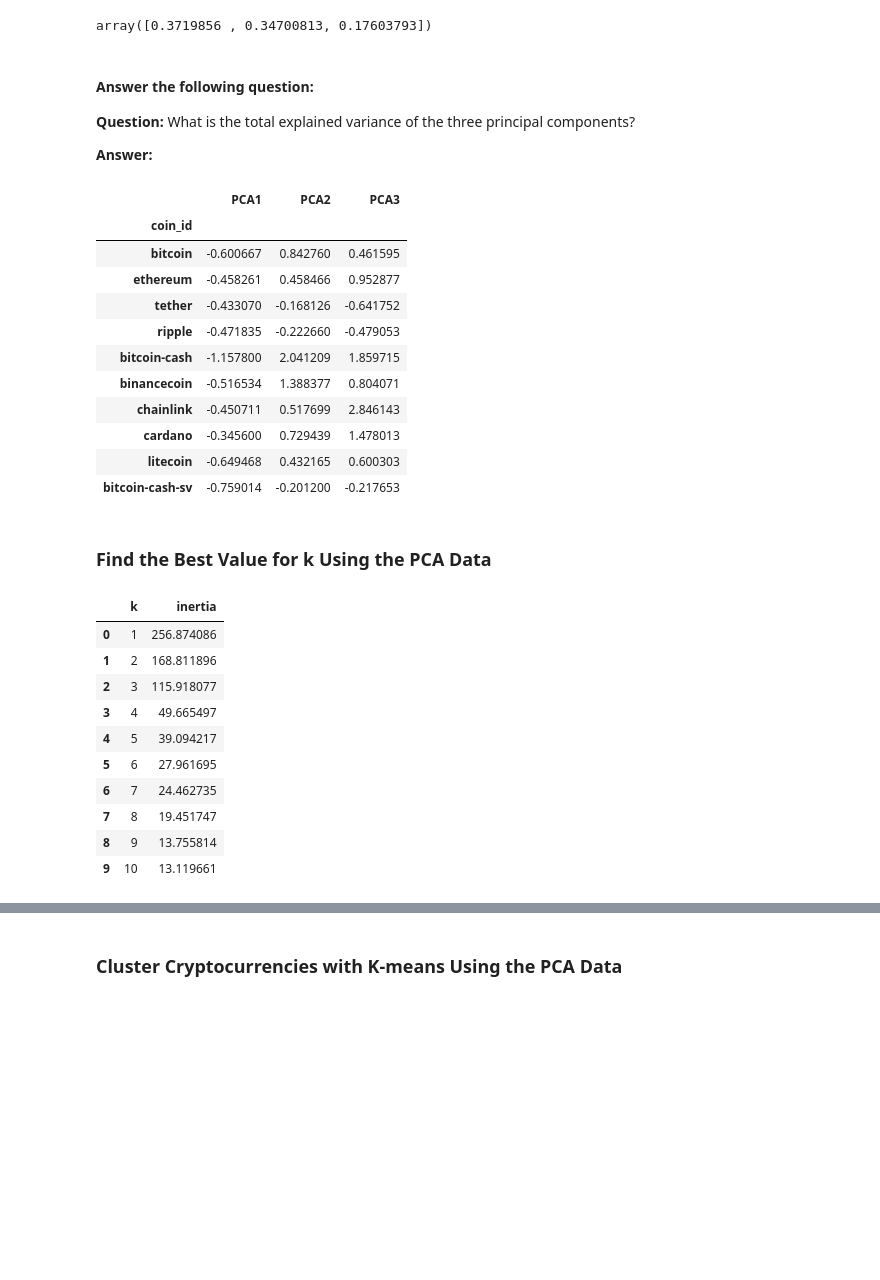
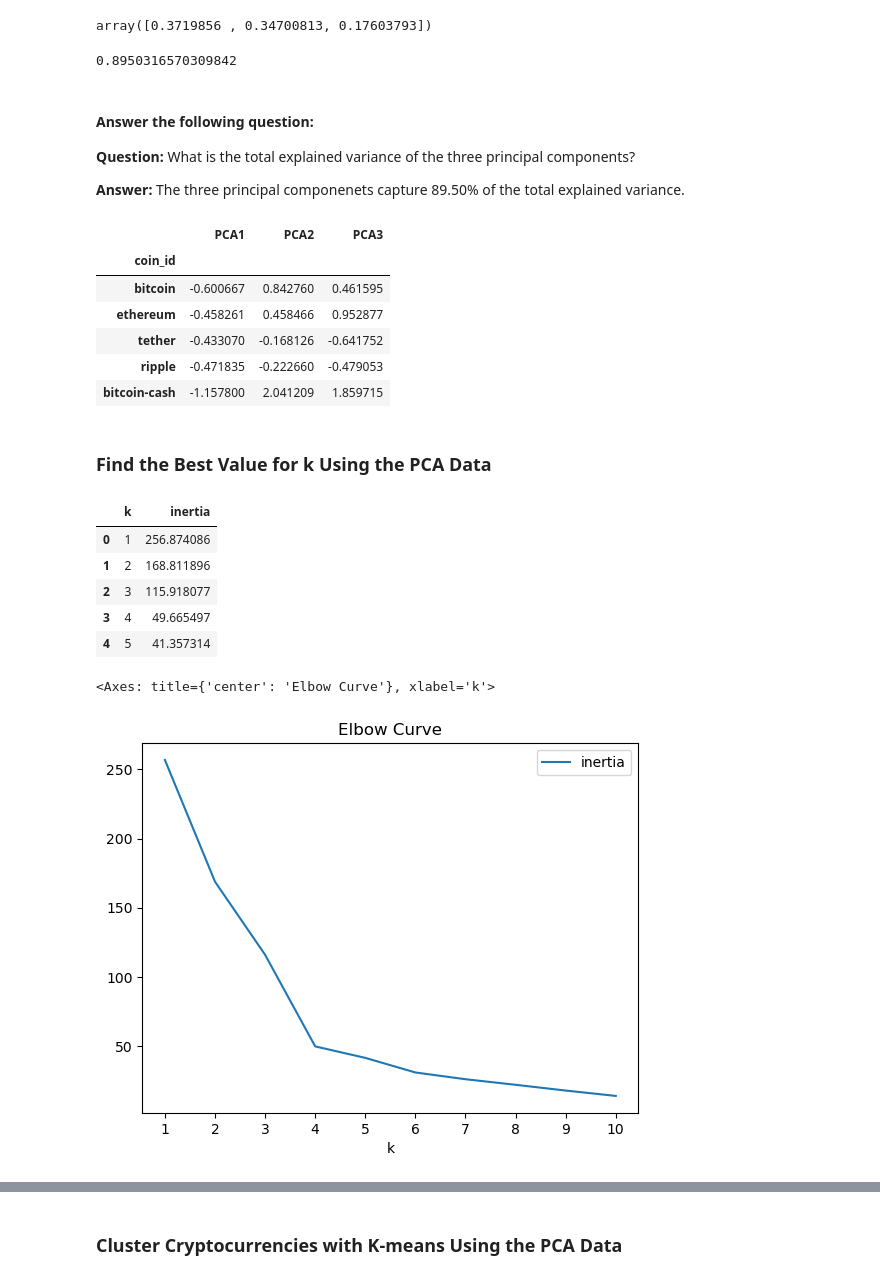
Before and after one commit to Kaidon04/CryptoClustering, a Jupyter notebook: Crypto_Clustering.ipynb, the cells around one changed output, grey strips where cells are left out. Cells and saved outputs as stored; diff of their text form; code cells hidden in the pictures; blank space fills up the shorter version.

```diff
--- a/Crypto_Clustering.ipynb
+++ b/Crypto_Clustering.ipynb
@@ -170,11 +170,13 @@ market_scaled_data_df_copy.plot.scatter(
 ### Optimize Clusters with Principal Component Analysis.
 # %%
 # Create a PCA model instance and set `n_components=3`.
+pca = PCA(n_components=3)
 # %%
 # Use the PCA model with `fit_transform` on the original scaled DataFrame to reduce to three principal components.
-
+market_data_pca = pca.fit_transform(market_scaled_data_df)
 
 # View the first five rows of the DataFrame.
+market_data_pca[:5]
 # %% [output]
 array([[-0.60066733,  0.84276006,  0.46159457],
        [-0.45826071,  0.45846566,  0.95287678],
@@ -186,45 +189,50 @@ array([[-0.60066733,  0.84276006,  0.46159457],
 # %% [output]
 array([0.3719856 , 0.34700813, 0.17603793])
+# %%
+#get the total sum for the following question.
+pca.explained_variance_ratio_.sum()
+# %% [output]
+0.8950316570309842
 # %% [markdown]
 #### Answer the following question:
 
 **Question:** What is the total explained variance of the three principal components?
 
-**Answer:**
+**Answer:** The three principal componenets capture 89.50% of the total explained variance.
 # %%
 # Create a new DataFrame with the PCA data.
 # Note: The code for this step is provided for you
 
 # Creating a DataFrame with the PCA data
-
+market_pca_df = pd.DataFrame(
+    market_data_pca,
+    columns=["PCA1", "PCA2", "PCA3"]
+)
 
 # Copy the crypto names from the original data
-
+market_pca_df.index = market_data_df.index
 
 # Set the coinid column as index
 
 
 # Display sample data
+market_pca_df.head()
 # %% [output]
 |  | PCA1 | PCA2 | PCA3 |
 | coin_id |  |  |  |
 | bitcoin | -0.600667 | 0.842760 | 0.461595 |
 | ethereum | -0.458261 | 0.458466 | 0.952877 |
 | tether | -0.433070 | -0.168126 | -0.641752 |
 | ripple | -0.471835 | -0.222660 | -0.479053 |
 | bitcoin-cash | -1.157800 | 2.041209 | 1.859715 |
-| binancecoin | -0.516534 | 1.388377 | 0.804071 |
-| chainlink | -0.450711 | 0.517699 | 2.846143 |
-| cardano | -0.345600 | 0.729439 | 1.478013 |
-| litecoin | -0.649468 | 0.432165 | 0.600303 |
-| bitcoin-cash-sv | -0.759014 | -0.201200 | -0.217653 |
 # %% [markdown]
 ### Find the Best Value for k Using the PCA Data
 # %%
 # Create a list with the number of k-values to try
 # Use a range from 1 to 11
 
-
+inertia_pca = []
+k_pca = list(range(1, 11))
 # Create an empty list to store the inertia values
 
 
@@ -233,30 +241,38 @@ array([0.3719856 , 0.34700813, 0.17603793])
 # 1. Create a KMeans model using the loop counter for the n_clusters
 # 2. Fit the model to the data using PCA DataFrame.
 # 3. Append the model.inertia_ to the inertia list
-
+for i in k_pca:
+    k_model = KMeans(n_clusters=i, n_init='auto', random_state=0)
+    k_model.fit(market_pca_df)
+    inertia_pca.append(k_model.inertia_)
 
 # Create a dictionary with the data to plot the Elbow curve
-
+elbow_data_pca = {"k": k_pca, "inertia": inertia_pca}
 
 # Create a DataFrame with the data to plot the Elbow curve
-
+df_elbow_pca = pd.DataFrame(elbow_data_pca)
 
 # Display the DataFrame
+df_elbow_pca.head()
 # %% [output]
 |  | k | inertia |
 | 0 | 1 | 256.874086 |
 | 1 | 2 | 168.811896 |
 | 2 | 3 | 115.918077 |
 | 3 | 4 | 49.665497 |
-| 4 | 5 | 39.094217 |
-| 5 | 6 | 27.961695 |
-| 6 | 7 | 24.462735 |
-| 7 | 8 | 19.451747 |
-| 8 | 9 | 13.755814 |
-| 9 | 10 | 13.119661 |
+| 4 | 5 | 41.357314 |
 # %%
 # Plot a line chart with all the inertia values computed with
 # the different values of k to visually identify the optimal value for k.
+df_elbow_pca.plot.line(
+    x="k",
+    y="inertia",
+    title="Elbow Curve",
+    xticks=k
+)
+# %% [output]
+<Axes: title={'center': 'Elbow Curve'}, xlabel='k'>
+[figure, added]
 # %% [markdown]
 #### Answer the following questions:
 * **Question:** What is the best value for `k` when using the PCA data?
```
Also changed, not shown: parts of 9 cells of this notebook.
